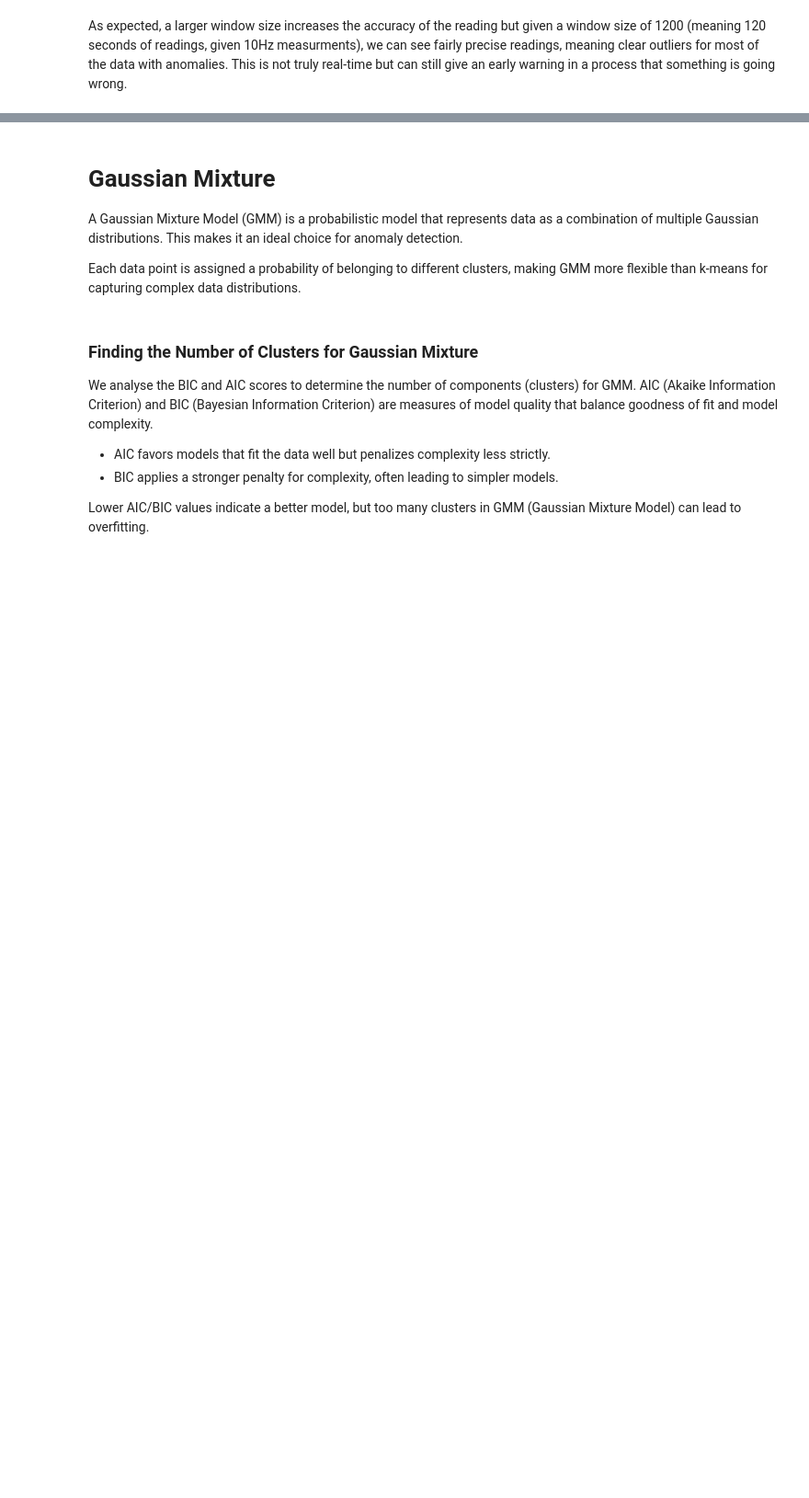
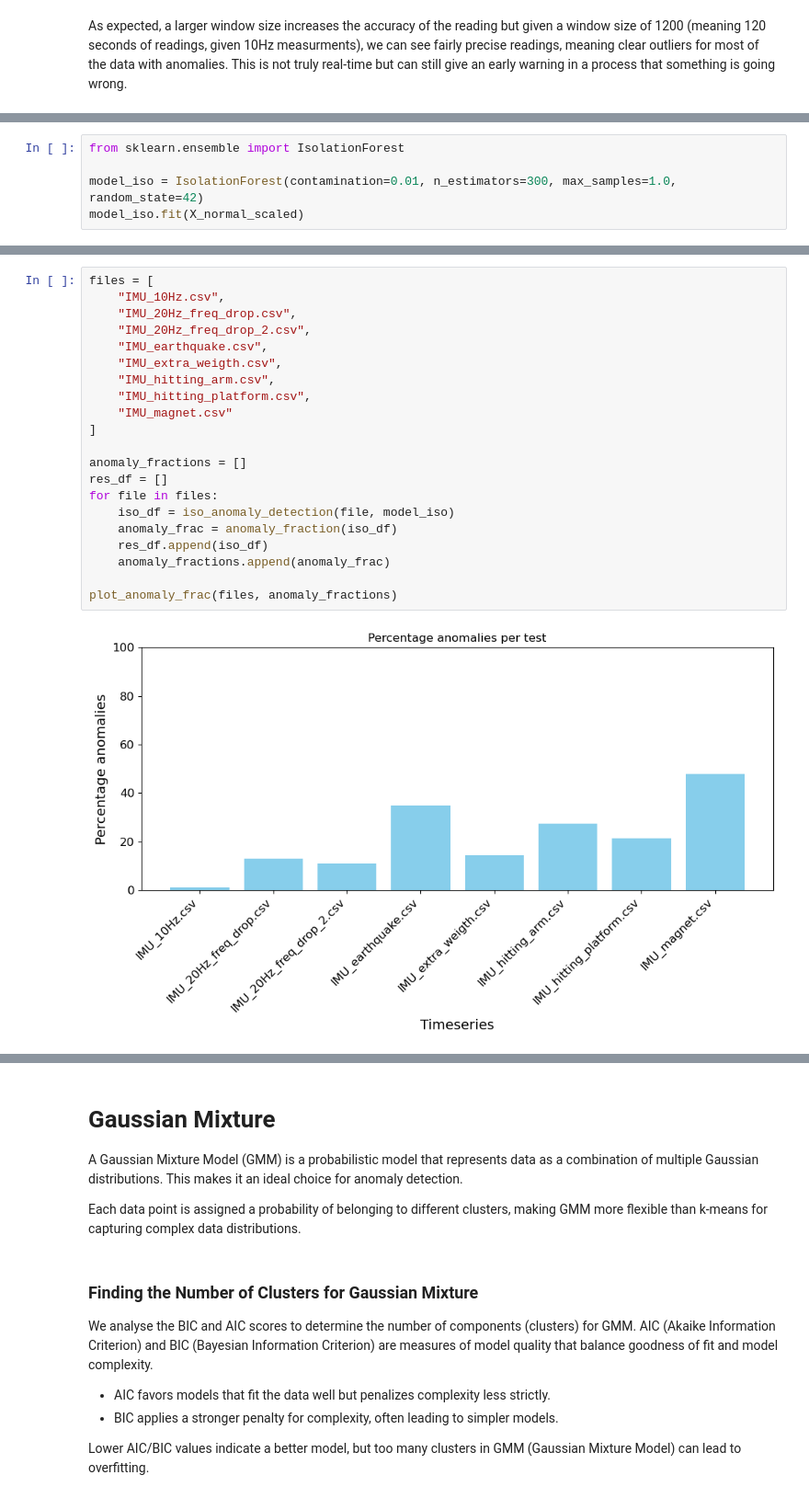
Before and after one commit to Hakonimatata/MachineLearningV2, a Jupyter notebook: Assignment_2/A2_Submission.ipynb, the cells around one changed output, grey strips where cells are left out. Shown at 92% size. Saved outputs shown, nothing was run; the diff lists cells and outputs as text; blank space fills up the shorter version.

Commit message:
added isolation forrest

```diff
--- a/Assignment_2/A2_Submission.ipynb
+++ b/Assignment_2/A2_Submission.ipynb
@@ -708,0 +920,5 @@ As expected, a larger window size increases the accuracy of the reading but give
+# %%
+from sklearn.ensemble import IsolationForest
+
+model_iso = IsolationForest(contamination=0.01, n_estimators=300, max_samples=1.0, random_state=42)
+model_iso.fit(X_normal_scaled)
@@ -708,0 +933,23 @@ As expected, a larger window size increases the accuracy of the reading but give
+# %%
+files = [
+    "IMU_10Hz.csv",
+    "IMU_20Hz_freq_drop.csv",
+    "IMU_20Hz_freq_drop_2.csv",
+    "IMU_earthquake.csv",
+    "IMU_extra_weigth.csv",
+    "IMU_hitting_arm.csv",
+    "IMU_hitting_platform.csv",
+    "IMU_magnet.csv"
+]
+
+anomaly_fractions = []
+res_df = []
+for file in files:
+    iso_df = iso_anomaly_detection(file, model_iso)
+    anomaly_frac = anomaly_fraction(iso_df)
+    res_df.append(iso_df)
+    anomaly_fractions.append(anomaly_frac)
+
+plot_anomaly_frac(files, anomaly_fractions)
+# %% [output]
+[figure, added]
```
Also changed, not shown: parts of 21 cells of this notebook, 2 other files.
